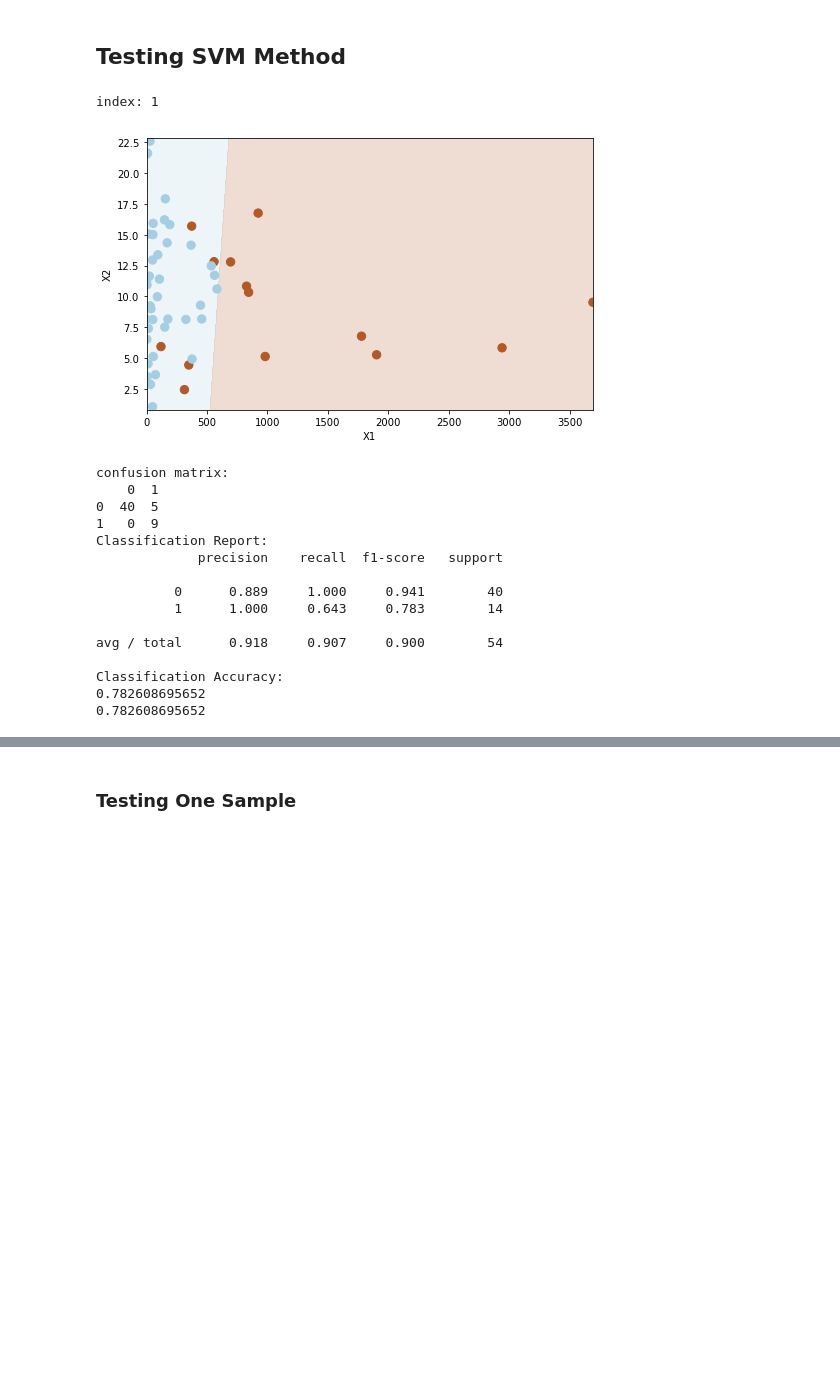
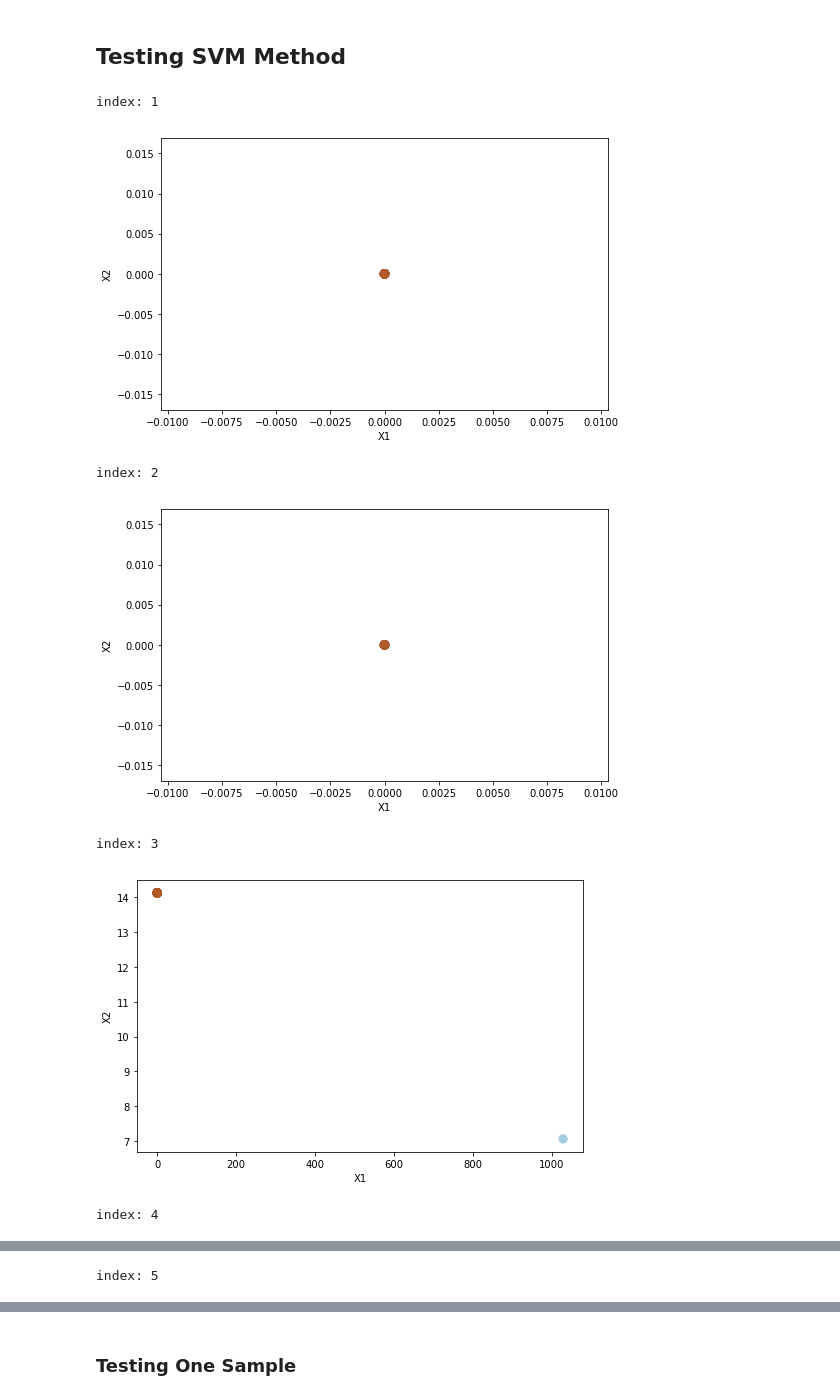
Before and after one commit to liwencong1995/SDS-Capstone-Zebrafish, a Jupyter notebook: svm.ipynb, the cells around one changed output, grey strips where cells are left out. Cells and saved outputs as stored; diff of their text form; code cells hidden in the pictures; blank space fills up the shorter version.

```diff
--- a/svm.ipynb
+++ b/svm.ipynb
@@ -28,6 +28,6 @@ def plot_svc(svc, X, y, h=0.02, pad=0.25):
     plt.ylabel('X2')
     plt.show()
 # %%
-landmarks = pd.read_csv('./data/landmark_AT_w_index.csv')
+landmarks = pd.read_csv('./data/landmark_AT_filled_w_median.csv')
 landmarks.head()
 # %% [output]
@@ -40,14 +49,25 @@ landmarks.head()
 # %%
-r_means = []
-r_mean_total = np.mean(landmarks[landmarks.pts!=0]).r
+r_medians_wt = []
+r_medians_mt = []
+landmarks.pts = landmarks.pts.astype(float)
+landmarks.r = landmarks.r.astype(float)
 max_landmark = np.max(landmarks.landmark_index)
 for i in range(1,max_landmark+1):
     chosenLandmark = landmarks[landmarks.landmark_index==i]
     chosenLandmark_no_na = chosenLandmark[chosenLandmark.pts != 0]
-    na_fill = r_mean_total if chosenLandmark_no_na.shape[0]==0 else np.mean(chosenLandmark_no_na.r)
-    r_means.append(na_fill)
+
+    chosenLandmark_no_na_wt = chosenLandmark_no_na[chosenLandmark.stype == 'wt-at']
+    na_fill_wt = 0 if chosenLandmark_no_na_wt.shape[0]==0 else np.median(chosenLandmark_no_na_wt.r)
+    r_medians_wt.append(na_fill_wt)
+
+    chosenLandmark_no_na_mt = chosenLandmark_no_na[chosenLandmark.stype == 'mt-at']
+    na_fill_mt = 0 if chosenLandmark_no_na_mt.shape[0]==0 else np.median(chosenLandmark_no_na_mt.r)
+    r_medians_mt.append(na_fill_mt)
 # %%
+# fill in missing values
 for i, row in landmarks.iterrows():
     if row.pts==0:
-        landmarks.set_value(i,'r',r_means[row.landmark_index-1])
+        median = r_medians_wt[row.landmark_index-1] if row.stype=='wt-at' else r_medians_mt[row.landmark_index-1]
+        #print(row.stype, median, row.landmark_index)
+        landmarks.set_value(i,'r',r_medians[row.landmark_index-1])
 # %%
@@ -62,18 +82,18 @@ def svm_classification(landmarks, index):
     # create training and testing data
     X = chosenLandmark[['pts', 'r']]
     y = chosenLandmark['stype']
-    y = y.replace(['mt-zrf'], 1)
-    y = y.replace(['wt-zrf'], 0)
+    y = y.replace(['mt-at'], 1)
+    y = y.replace(['wt-at'], 0)
 
     # present the data
-    '''plt.figure(figsize=(8, 5))
+    plt.figure(figsize=(8, 5))
     plt.scatter(X.values[:,0], X.values[:,1], s=70, c=y, cmap=mpl.cm.Paired)
     plt.xlabel('X1')
     plt.ylabel('X2')
-    plt.show()'''
+    plt.show()
 
     # find the best C value by cross-validation
-    tuned_parameters = [{'C': [0.01, 0.1, 1, 10, 100, 1000]}]
+    '''tuned_parameters = [{'C': [0.01, 0.1, 1, 10, 100, 1000]}]
     clf = GridSearchCV(SVC(kernel='linear'), tuned_parameters, cv=10, scoring='accuracy')
     clf.fit(X.values, y.values)
     best_c = clf.best_params_['C']
@@ -98,29 +118,20 @@ def svm_classification(landmarks, index):
     accuracy = f1_score(y, prediction)
     print(accuracy)
 
-    return svc, accuracy
+    return svc, accuracy'''
 # %% [markdown]
 ## Testing SVM Method
 # %%
-for i in range(1,2):
+for i in range(1,152):
     print("index: " + str(i))
-    svc, accuracy = svm_classification(landmarks, i+1)
-    print(accuracy)
+    svm_classification(landmarks, i+1)
+    #svc, accuracy = svm_classification(landmarks, i+1)
+    #print(accuracy)
 # %% [output]
 index: 1
-[figure, old version]
+[figure, new version]
-confusion matrix:
-    0  1
-0  40  5
-1   0  9
-Classification Report:
-             precision    recall  f1-score   support
-
-          0      0.889     1.000     0.941        40
-          1      1.000     0.643     0.783        14
-
-avg / total      0.918     0.907     0.900        54
-
-Classification Accuracy:
-0.782608695652
-0.782608695652
+index: 2
+[figure, added]
+index: 3
+[figure, added]
+index: 4
@@ -126,0 +139 @@ Classification Accuracy:
+index: 5
```
Also changed, not shown: parts of 4 cells of this notebook, 3 other files.
